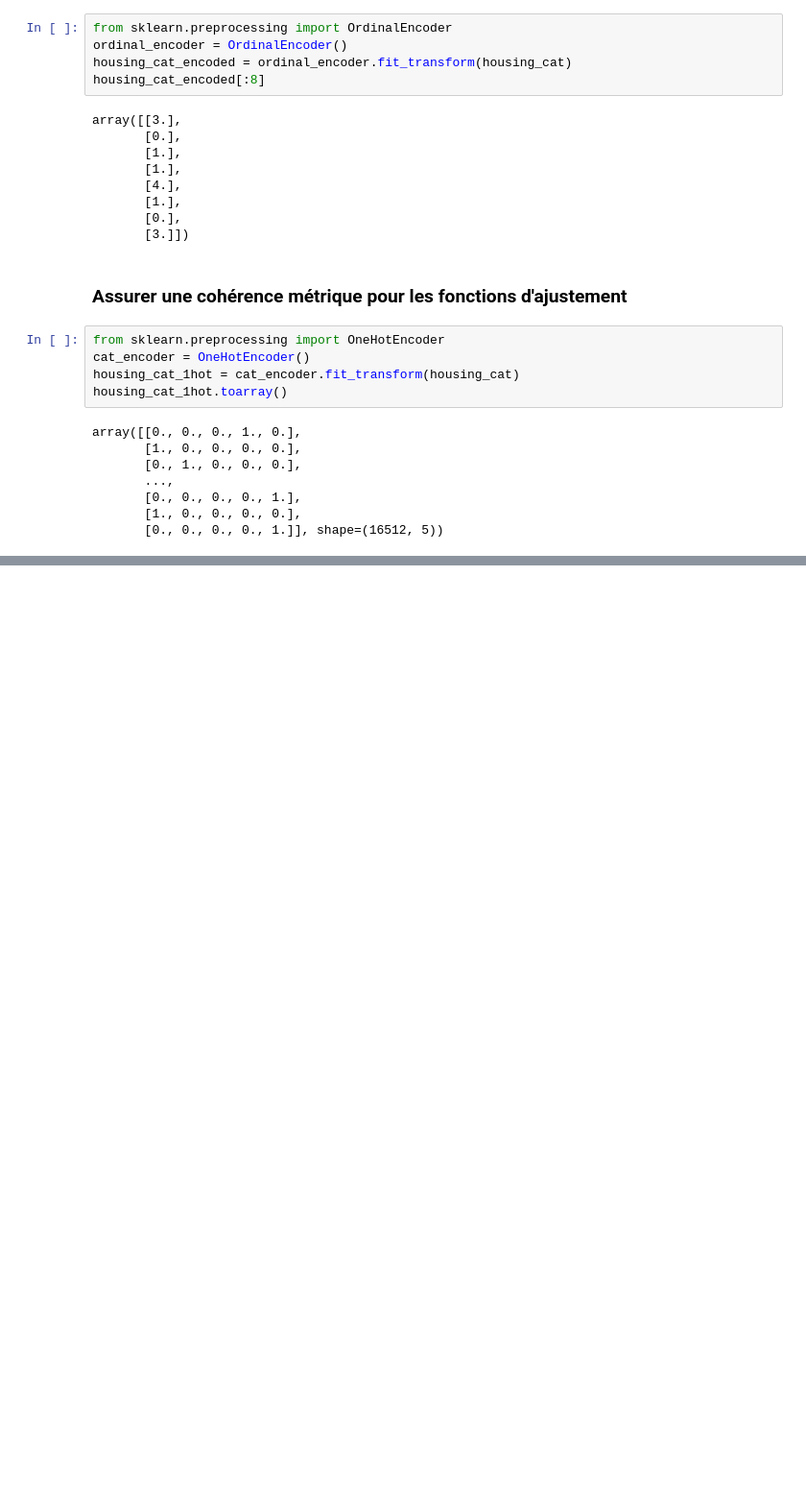
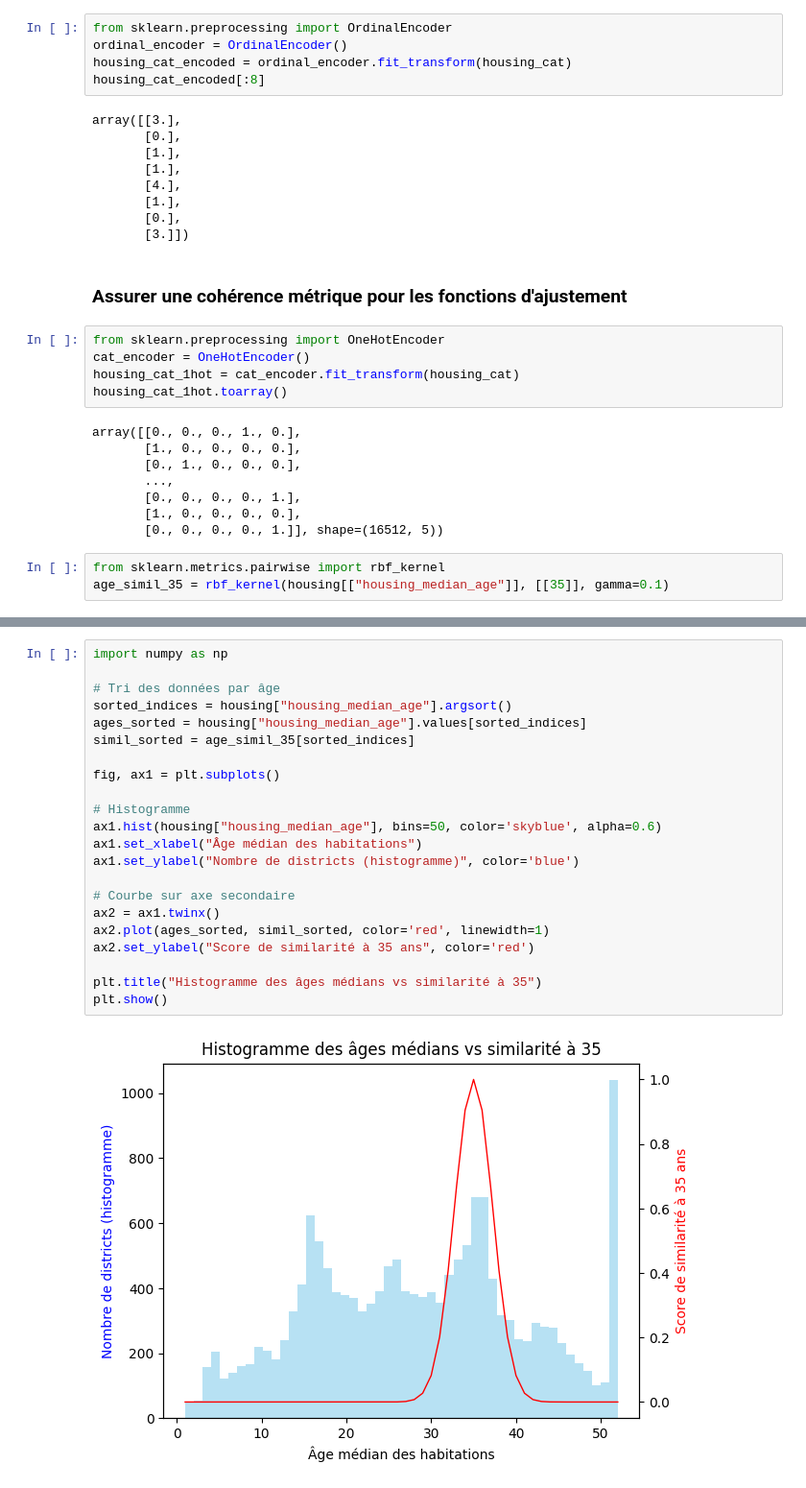
Before and after one commit to matiscodjia/DataSphere, a Jupyter notebook: Pratice/augeron/housing.ipynb, the cells around one changed output, grey strips where cells are left out. Shown at 96% size. Saved outputs shown, nothing was run; the diff lists cells and outputs as text; blank space fills up the shorter version.

```diff
--- a/Pratice/augeron/housing.ipynb
+++ b/Pratice/augeron/housing.ipynb
@@ -269,3 +272,6 @@ array([[0., 0., 0., 1., 0.],
        [0., 0., 0., 0., 1.],
        [1., 0., 0., 0., 0.],
        [0., 0., 0., 0., 1.]], shape=(16512, 5))
+# %%
+from sklearn.metrics.pairwise import rbf_kernel
+age_simil_35 = rbf_kernel(housing[["housing_median_age"]], [[35]], gamma=0.1)
@@ -271,0 +288,24 @@ array([[0., 0., 0., 1., 0.],
+# %%
+import numpy as np
+
+# Tri des données par âge
+sorted_indices = housing["housing_median_age"].argsort()
+ages_sorted = housing["housing_median_age"].values[sorted_indices]
+simil_sorted = age_simil_35[sorted_indices]
+
+fig, ax1 = plt.subplots()
+
+# Histogramme
+ax1.hist(housing["housing_median_age"], bins=50, color='skyblue', alpha=0.6)
+ax1.set_xlabel("Âge médian des habitations")
+ax1.set_ylabel("Nombre de districts (histogramme)", color='blue')
+
+# Courbe sur axe secondaire
+ax2 = ax1.twinx()
+ax2.plot(ages_sorted, simil_sorted, color='red', linewidth=1)
+ax2.set_ylabel("Score de similarité à 35 ans", color='red')
+
+plt.title("Histogramme des âges médians vs similarité à 35")
+plt.show()
+# %% [output]
+[figure, added]
```
Also changed, not shown: parts of 35 cells of this notebook.
